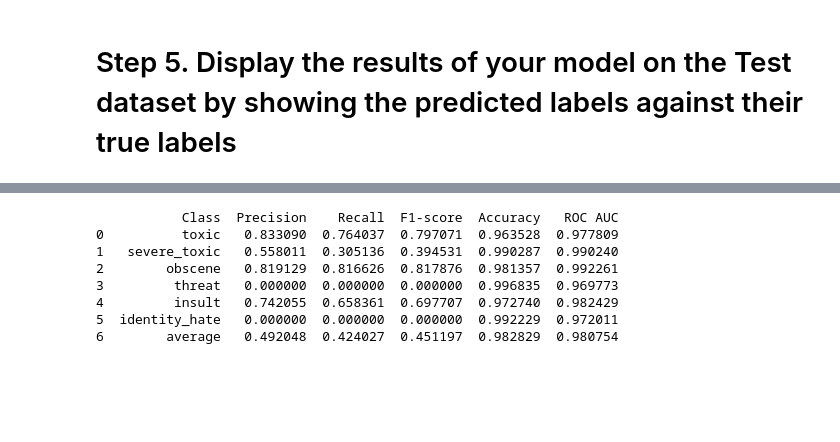
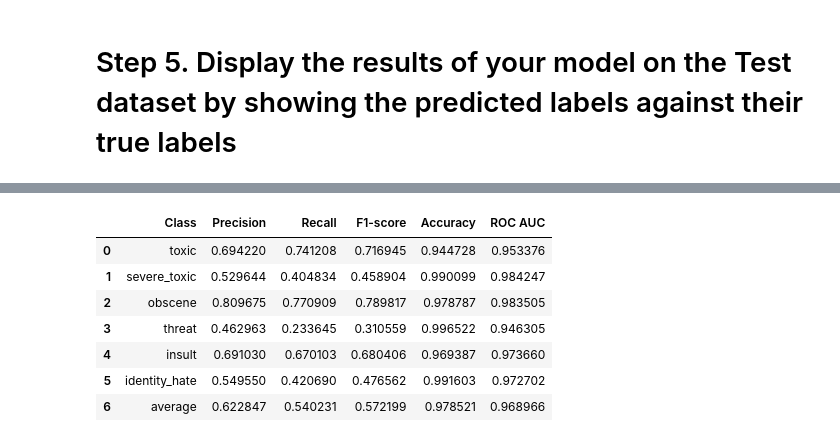
Before and after one commit to anjali-ojha/deep-learning, a Jupyter notebook: lab-2/part-2/part-2.ipynb, the cells around one changed output, grey strips where cells are left out. Saved outputs shown, nothing was run; the diff lists cells and outputs as text; code cells hidden in the pictures; blank space fills up the shorter version.

```diff
--- a/lab-2/part-2/part-2.ipynb
+++ b/lab-2/part-2/part-2.ipynb
@@ -589,6 +666,10 @@ class LSTMModel(nn.Module):
         x = self.dropout2(x)
         x = self.dense2(x)
         return self.sigmoid(x)
+
+model = LSTMModel(embedding_layer, num_classes=6).to(DEVICE)
+print(model)
+summary(model)
 # %% [markdown]
 # Step 4. Train your model.
 # %%
@@ -658,0 +744,12 @@ Epoch 2/2, Loss: 0.0437, Val Loss: 0.0455
+# %%
+
+train_loader, val_loader = get_train_test_data(X_t, train_df)
+embedding_layer = processor.get_embedding_layer()
+model = LSTMModel(embedding_layer, num_classes=6).to(DEVICE)
+
+optimizer = optim.Adam(G.parameters(), lr=0.001, betas=(0.9, 0.999))
+
+training_metrics, model = train(train_loader, val_loader,
+                                        model, criterion = nn.BCELoss(),
+                                        optimizer = optim.Adam(model.parameters()),
+                                        num_epochs = 10)
@@ -660,7 +772,6 @@ Epoch 2/2, Loss: 0.0437, Val Loss: 0.0455
 # Step 5. Display the results of your model on the Test dataset by showing the predicted labels against their true labels
 # %%
 from sklearn.metrics import precision_score, recall_score, f1_score, accuracy_score, roc_auc_score
-
 
 
 def evaluate(model, loader):
@@ -668,7 +779,9 @@ def evaluate(model, loader):
     actual = []
     flag = False
     with torch.no_grad():
-        for inputs, labels in loader:
+        for inputs, labels in tqdm(loader):
+            inputs = inputs.to(DEVICE)
+            labels = labels.to(DEVICE)
             outputs = model(inputs)
             predicted.extend(outputs)
             actual.extend(labels)
@@ -677,16 +790,17 @@ def evaluate(model, loader):
                 print(inputs)
                 print(outputs)
 
-    print(predicted[0], '\n', actual[0])
+    # print(predicted[0], '\n', actual[0])
 
+    predicted = [tensor.cpu().numpy() for tensor in predicted]
+    actual = [tensor.cpu().numpy() for tensor in actual]
+    print(predicted[:5])
     threshold = 0.5
     predicted_classes = [[1 if val >= threshold else 0 for val in output] for output in predicted]
-    precision = []
-    recall = []
-    f1 = []
-    accuracy = []
-    roc_auc = []
-    for i in range(len(actual[0])):
+
+    precision, recall, f1, accuracy, roc_auc = [], [], [], [], []
+
+    for i in tqdm(range(len(actual[0]))):
         precision.append(precision_score([row[i] for row in actual], [row[i] for row in predicted_classes]))
         recall.append(recall_score([row[i] for row in actual], [row[i] for row in predicted_classes]))
         f1.append(f1_score([row[i] for row in actual], [row[i] for row in predicted_classes]))
@@ -695,17 +809,18 @@ def evaluate(model, loader):
 
     # Create a DataFrame to display the metrics
     metrics_df = pd.DataFrame({
-        'Class': [DETECTION_CLASSES[i] for i in list(range(len(actual[0])))] + ['average'],
+        'Class':     [DETECTION_CLASSES[i] for i in list(range(len(actual[0])))] + ['average'],
         'Precision': precision + [np.mean(precision)],
-        'Recall': recall + [np.mean(recall)],
-        'F1-score': f1 + [np.mean(f1)],
-        'Accuracy': accuracy + [np.mean(accuracy)],
-        'ROC AUC': roc_auc + [np.mean(roc_auc)]
+        'Recall':    recall + [np.mean(recall)],
+        'F1-score':  f1 + [np.mean(f1)],
+        'Accuracy':  accuracy + [np.mean(accuracy)],
+        'ROC AUC':   roc_auc + [np.mean(roc_auc)]
     })
 
-    # Display the DataFrame
-    print(metrics_df.head(10))
+    # print(metrics_df.head(10))
+    return metrics_df
 
 
-evaluate(model, val_loader)
+metrics_df = evaluate(model, val_loader)
+metrics_df
 # %% [output]
@@ -729,8 +833,8 @@ tensor([1.2926e-03, 5.9411e-06, 3.5313e-04, 8.8784e-06, 7.6399e-05, 1.1987e-05])
-           Class  Precision    Recall  F1-score  Accuracy   ROC AUC
-0          toxic   0.833090  0.764037  0.797071  0.963528  0.977809
-1   severe_toxic   0.558011  0.305136  0.394531  0.990287  0.990240
-2        obscene   0.819129  0.816626  0.817876  0.981357  0.992261
-3         threat   0.000000  0.000000  0.000000  0.996835  0.969773
-4         insult   0.742055  0.658361  0.697707  0.972740  0.982429
-5  identity_hate   0.000000  0.000000  0.000000  0.992229  0.972011
-6        average   0.492048  0.424027  0.451197  0.982829  0.980754
+|  | Class | Precision | Recall | F1-score | Accuracy | ROC AUC |
+| 0 | toxic | 0.694220 | 0.741208 | 0.716945 | 0.944728 | 0.953376 |
+| 1 | severe_toxic | 0.529644 | 0.404834 | 0.458904 | 0.990099 | 0.984247 |
+| 2 | obscene | 0.809675 | 0.770909 | 0.789817 | 0.978787 | 0.983505 |
+| 3 | threat | 0.462963 | 0.233645 | 0.310559 | 0.996522 | 0.946305 |
+| 4 | insult | 0.691030 | 0.670103 | 0.680406 | 0.969387 | 0.973660 |
+| 5 | identity_hate | 0.549550 | 0.420690 | 0.476562 | 0.991603 | 0.972702 |
+| 6 | average | 0.622847 | 0.540231 | 0.572199 | 0.978521 | 0.968966 |
```
Also changed, not shown: parts of 26 cells of this notebook.
